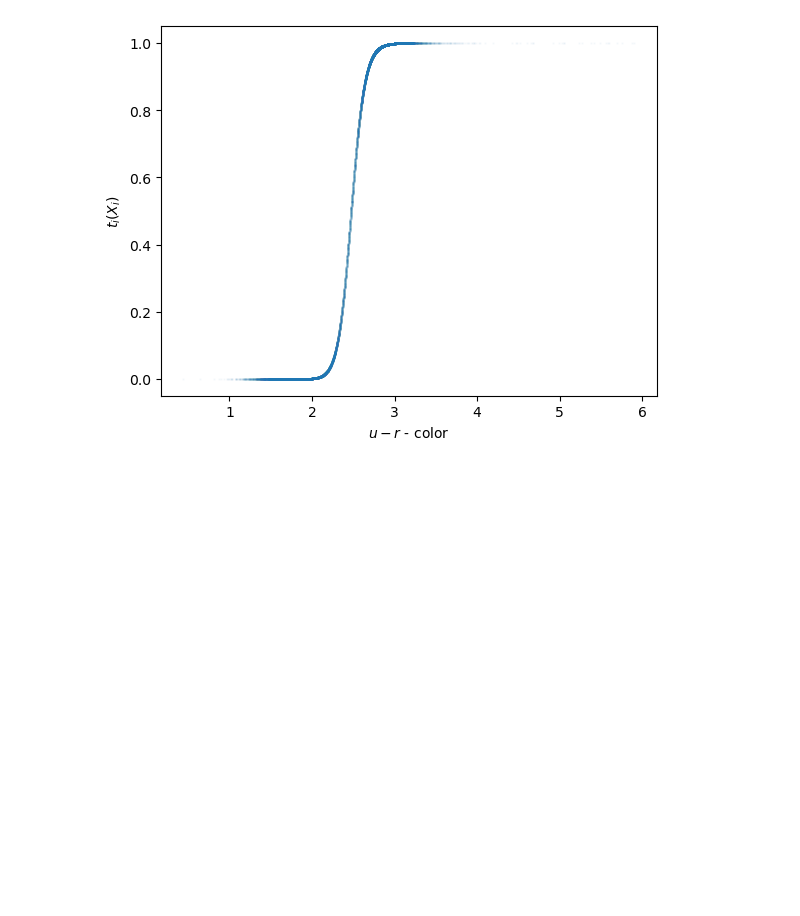
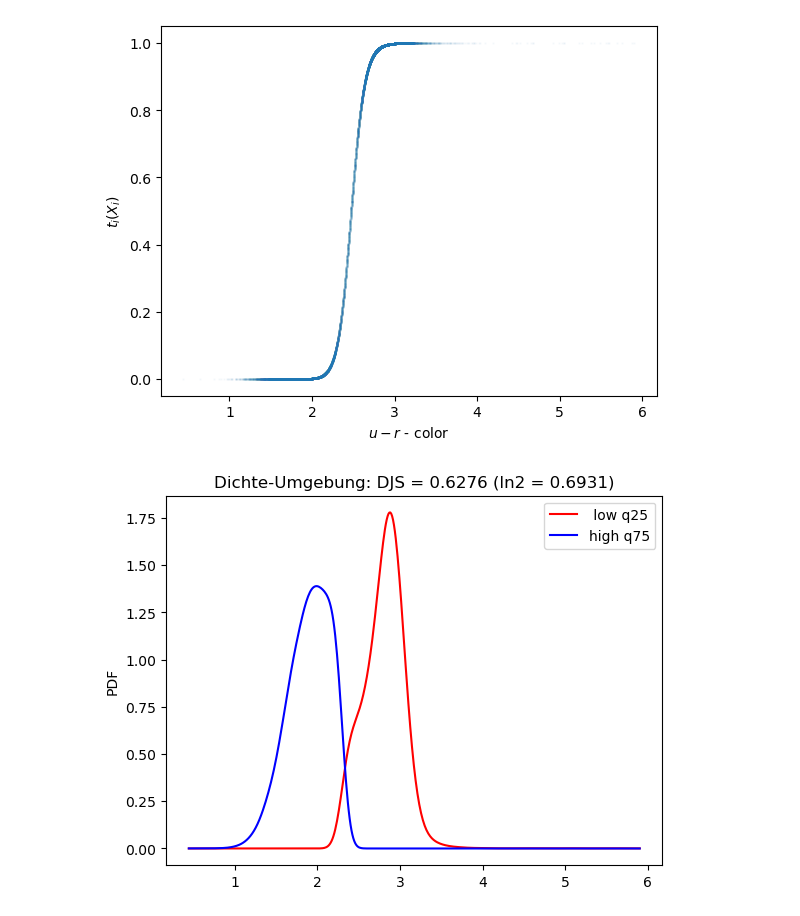
Before and after one commit to TarikOzpamuk/Astro_exercises, a Jupyter notebook: ex2.ipynb, the cells around one changed output. Cells and saved outputs as stored; diff of their text form; code cells hidden in the pictures; blank space fills up the shorter version.

```diff
--- a/ex2.ipynb
+++ b/ex2.ipynb
@@ -222,9 +222,21 @@ c_max = np.max(ds_cut[:,3]-ds_cut[:,5])
 # %%
 cgrid = np.linspace(c_min, c_max, 500)
 
 p_low = np.exp(kde_low.score_samples(cgrid[:,np.newaxis]))
 p_high = np.exp(kde_high.score_samples(cgrid[:,np.newaxis]))
 dc = cgrid[1]-cgrid[0]
 p_low /= p_low.sum()*dc; p_high /= p_high.sum()*dc
 D_JS = jensenshannon(p_low, p_high)**2
+
+#plot:
+
+plt.plot(cgrid, p_low,  color='red',  label=' low q25')
+plt.plot(cgrid, p_high, color='blue', label='high q75')
+#plt.xlabel('ρ̂')
+plt.ylabel('PDF')
+plt.legend()
+plt.title(f'Dichte-Umgebung: DJS = {D_JS:.4f} (ln2 = {np.log(2):.4f})')
+plt.show()
+# %% [output]
+[figure, added]
 # %%
```
Also changed, not shown: parts of 1 cell of this notebook.
